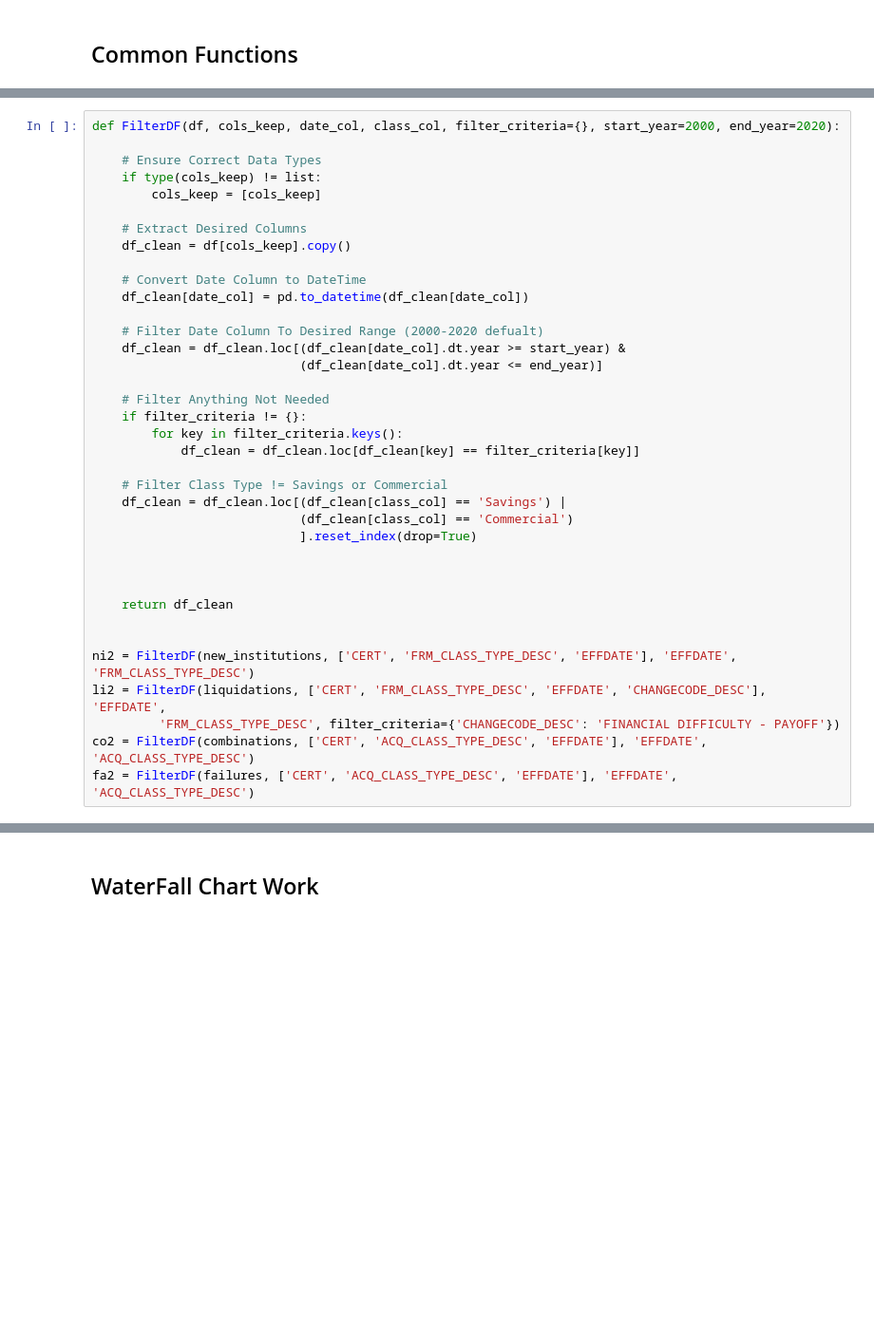
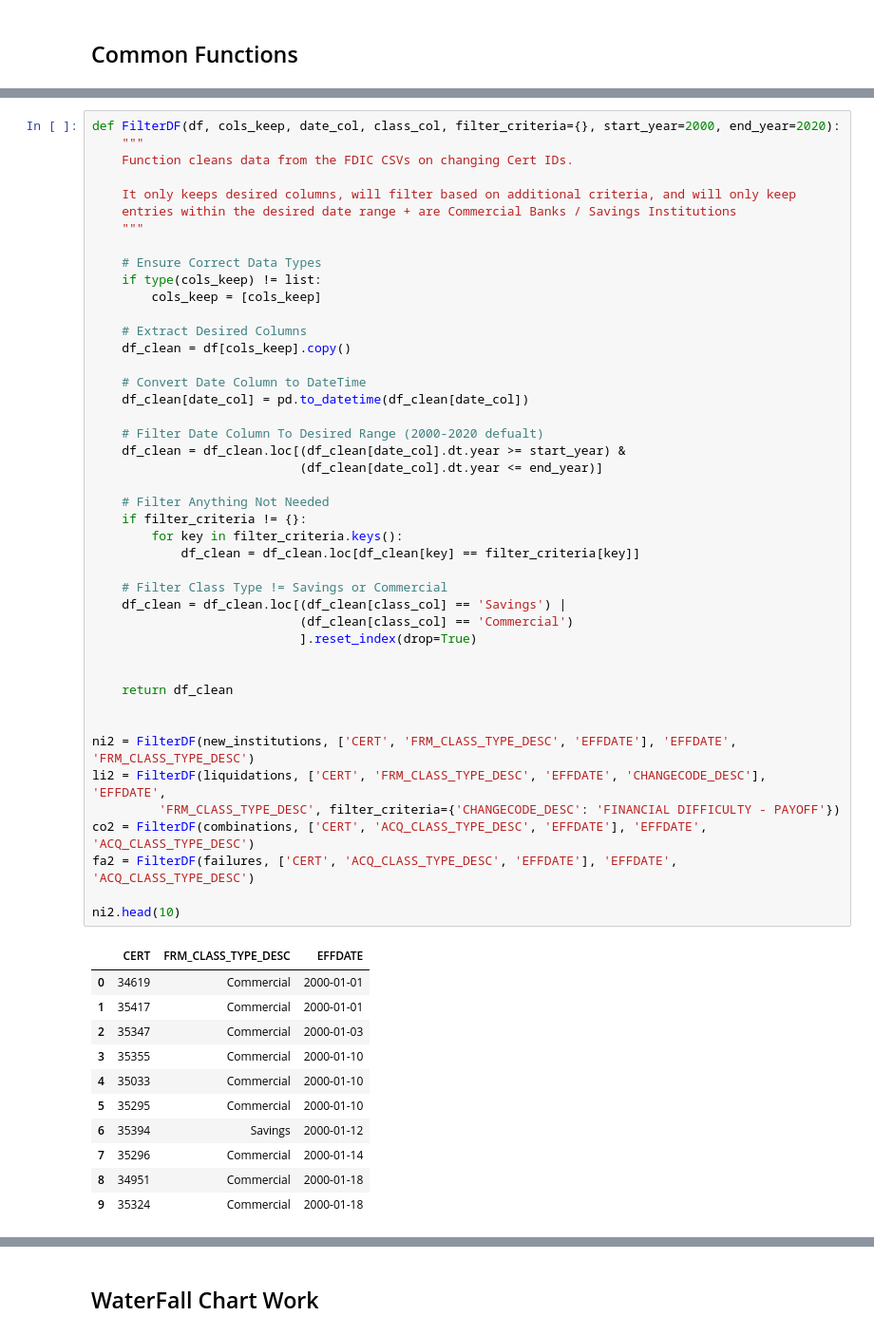
Before and after one commit to allaccountstaken/fdic_banks_eda, a Jupyter notebook: notebooks/bank_events_by_year/bank_events_by_year.ipynb, the cells around one changed output, grey strips where cells are left out. Shown at 95% size. Drawn from its saved outputs; the diff is of its cells as text; blank space fills up the shorter version.

```diff
--- a/notebooks/bank_events_by_year/bank_events_by_year.ipynb
+++ b/notebooks/bank_events_by_year/bank_events_by_year.ipynb
@@ -572,5 +627,11 @@ savings_institutions_sum = pd.read_csv('../../data/si_structure.csv')
 # %%
 def FilterDF(df, cols_keep, date_col, class_col, filter_criteria={}, start_year=2000, end_year=2020):
+    """
+    Function cleans data from the FDIC CSVs on changing Cert IDs.
+
+    It only keeps desired columns, will filter based on additional criteria, and will only keep
+    entries within the desired date range + are Commercial Banks / Savings Institutions
+    """
 
     # Ensure Correct Data Types
     if type(cols_keep) != list:
@@ -578,33 +639,46 @@ def FilterDF(df, cols_keep, date_col, class_col, filter_criteria={}, start_year=
 
     # Extract Desired Columns
     df_clean = df[cols_keep].copy()
 
     # Convert Date Column to DateTime
     df_clean[date_col] = pd.to_datetime(df_clean[date_col])
 
     # Filter Date Column To Desired Range (2000-2020 defualt)
     df_clean = df_clean.loc[(df_clean[date_col].dt.year >= start_year) &
                             (df_clean[date_col].dt.year <= end_year)]
 
     # Filter Anything Not Needed
     if filter_criteria != {}:
         for key in filter_criteria.keys():
             df_clean = df_clean.loc[df_clean[key] == filter_criteria[key]]
 
     # Filter Class Type != Savings or Commercial
     df_clean = df_clean.loc[(df_clean[class_col] == 'Savings') |
                             (df_clean[class_col] == 'Commercial')
                             ].reset_index(drop=True)
 
 
-
     return df_clean
 
 
 ni2 = FilterDF(new_institutions, ['CERT', 'FRM_CLASS_TYPE_DESC', 'EFFDATE'], 'EFFDATE', 'FRM_CLASS_TYPE_DESC')
 li2 = FilterDF(liquidations, ['CERT', 'FRM_CLASS_TYPE_DESC', 'EFFDATE', 'CHANGECODE_DESC'], 'EFFDATE',
          'FRM_CLASS_TYPE_DESC', filter_criteria={'CHANGECODE_DESC': 'FINANCIAL DIFFICULTY - PAYOFF'})
 co2 = FilterDF(combinations, ['CERT', 'ACQ_CLASS_TYPE_DESC', 'EFFDATE'], 'EFFDATE', 'ACQ_CLASS_TYPE_DESC')
 fa2 = FilterDF(failures, ['CERT', 'ACQ_CLASS_TYPE_DESC', 'EFFDATE'], 'EFFDATE', 'ACQ_CLASS_TYPE_DESC')
+
+ni2.head(10)
+# %% [output]
+|  | CERT | FRM_CLASS_TYPE_DESC | EFFDATE |
+| 0 | 34619 | Commercial | 2000-01-01 |
+| 1 | 35417 | Commercial | 2000-01-01 |
+| 2 | 35347 | Commercial | 2000-01-03 |
+| 3 | 35355 | Commercial | 2000-01-10 |
+| 4 | 35033 | Commercial | 2000-01-10 |
+| 5 | 35295 | Commercial | 2000-01-10 |
+| 6 | 35394 | Savings | 2000-01-12 |
+| 7 | 35296 | Commercial | 2000-01-14 |
+| 8 | 34951 | Commercial | 2000-01-18 |
+| 9 | 35324 | Commercial | 2000-01-18 |
 # %%
 def CountByYear(df, class_col, date_col, count_col):
```
Also changed, not shown: parts of 12 cells of this notebook, 6 other files.
